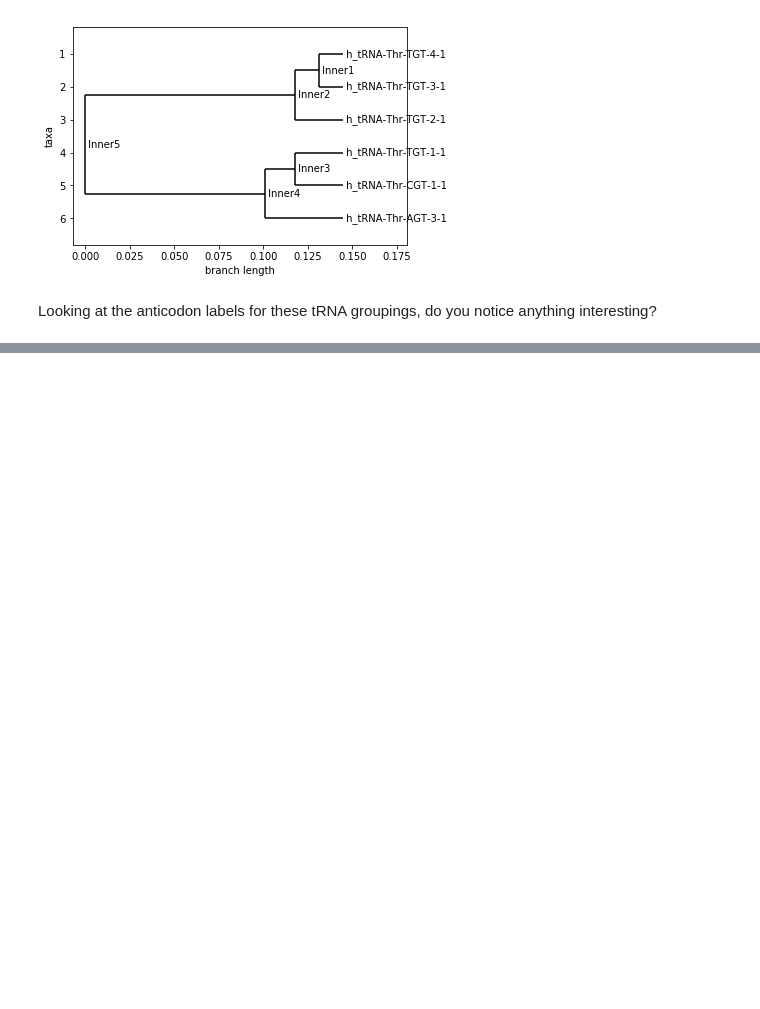
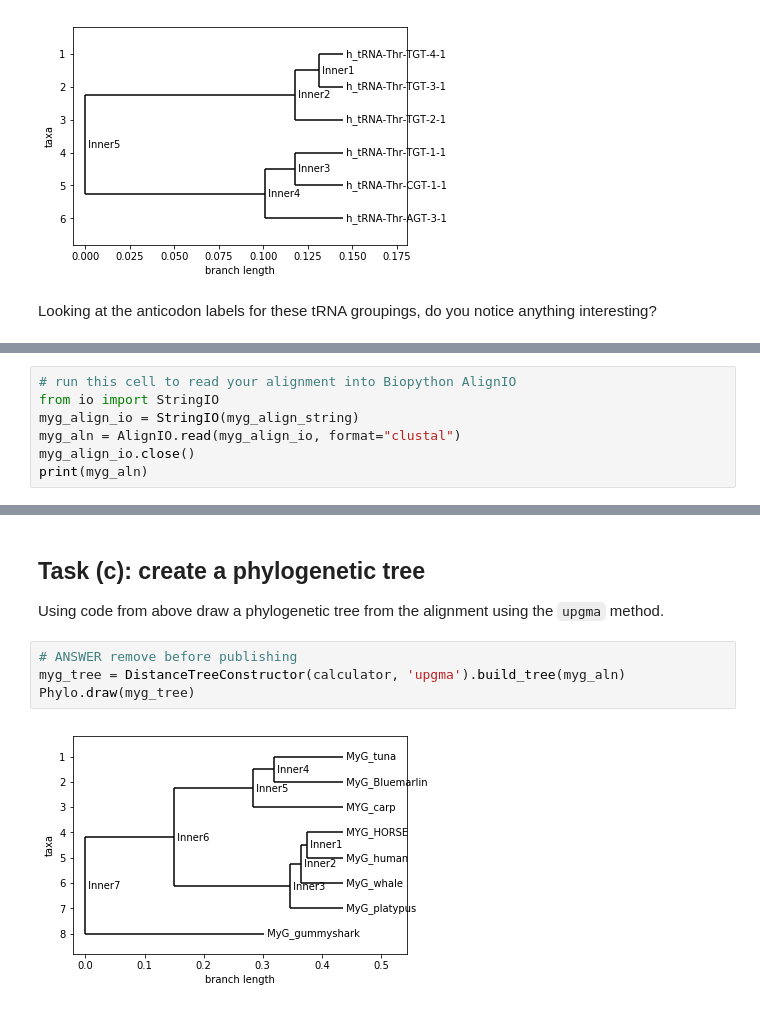
Before and after one commit to ARU-Bioinf-CMA-2020/tw8, a Jupyter notebook: Phylogenetic_trees_from_MSA_notebook.ipynb, the cells around one changed output, grey strips where cells are left out. Cells and saved outputs as stored; diff of their text form; blank space fills up the shorter version.

```diff
--- a/Phylogenetic_trees_from_MSA_notebook.ipynb
+++ b/Phylogenetic_trees_from_MSA_notebook.ipynb
@@ -157,0 +336,7 @@ Looking at the anticodon labels for these tRNA groupings, do you notice anything
+# %%
+# run this cell to read your alignment into Biopython AlignIO
+from io import StringIO
+myg_align_io = StringIO(myg_align_string)
+myg_aln = AlignIO.read(myg_align_io, format="clustal")
+myg_align_io.close()
+print(myg_aln)
@@ -157,0 +353,9 @@ Looking at the anticodon labels for these tRNA groupings, do you notice anything
+# %% [markdown]
+## Task (c): create a phylogenetic tree
+Using code from above draw a phylogenetic tree from the alignment using the `upgma` method.
+# %%
+# ANSWER remove before publishing
+myg_tree = DistanceTreeConstructor(calculator, 'upgma').build_tree(myg_aln)
+Phylo.draw(myg_tree)
+# %% [output]
+[figure, added]
```
Also changed, not shown: parts of 15 cells of this notebook.
